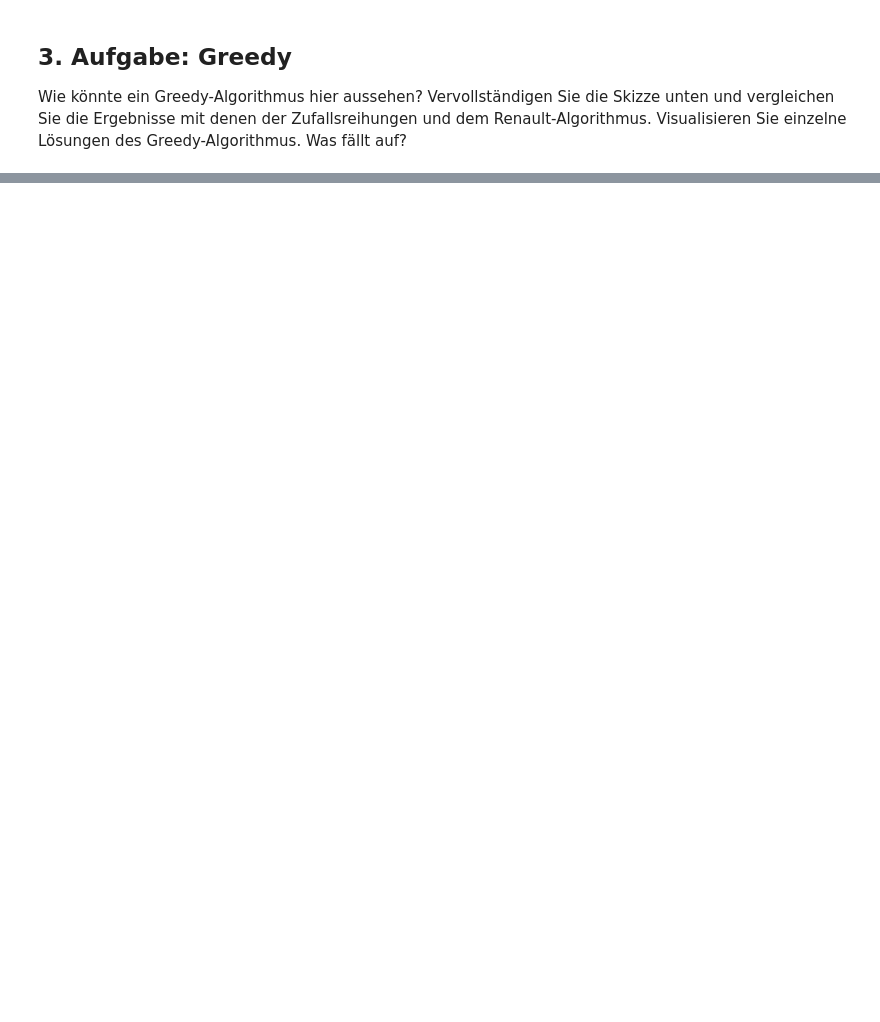
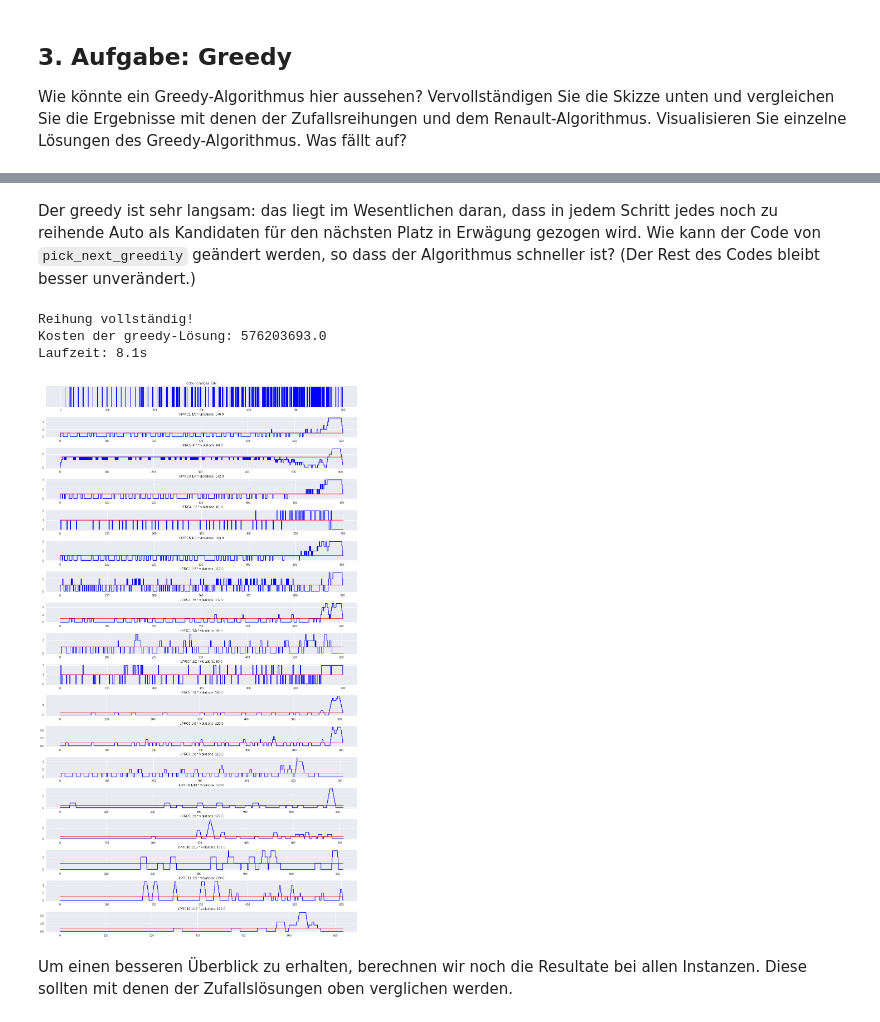
Before and after one commit to henningbruhn/mobp, a Jupyter notebook: sequencing_aufgabe/LSG_renault2.ipynb, the cells around one changed output, grey strips where cells are left out. Drawn from its saved outputs; the diff is of its cells as text; code cells hidden in the pictures; blank space fills up the shorter version.

```diff
--- a/sequencing_aufgabe/LSG_renault2.ipynb
+++ b/sequencing_aufgabe/LSG_renault2.ipynb
@@ -448 +260,36 @@ plot_options_and_colours(greedy_schedule,sample_instance)
+# %% [markdown]
+Der greedy ist sehr langsam: das liegt im Wesentlichen daran, dass in jedem Schritt jedes noch zu reihende Auto als Kandidaten für den nächsten Platz in Erwägung gezogen wird. Wie kann der Code von <code>pick_next_greedily</code> geändert werden, so dass der Algorithmus schneller ist? (Der Rest des Codes bleibt besser unverändert.)
+# %%
+def pick_next_greedily(partial_schedule,remaining_cars,instance,tries=50):
+    """finde nächstes Auto für Reihung, das Kosten nur gering erhöht"""
+    best_car=None
+    best_penalty_increase=np.inf
+    ### Fügen Sie Ihren Code hier ein ###
+    for _ in range(tries):
+        car=random.choice(remaining_cars)
+        ## um wie viel erhöhen sich die Kosten, wenn car als nächstes ausgesucht wird?
+        increase=penalty_increase(car,partial_schedule,instance)
+        ## wenn besser als bisher bestes, nimm car stattdessen
+        if increase<best_penalty_increase:
+            best_penalty_increase=increase
+            best_car=car
+    ### Ende Einfügung ###
+    return best_car
+
+## wir erfassen auch die Laufzeit:
+start=time.time()
+greedy_schedule=greedy(sample_instance)
+end=time.time()
+rnlt.check_for_completeness(greedy_schedule,sample_instance)
+greedy_cost=rnlt.compute_objective(greedy_schedule,sample_instance)
+print("Kosten der greedy-Lösung: {}".format(greedy_cost))
+print("Laufzeit: {:.1f}s".format(end-start))
+rnlt.plot_options_and_colours(greedy_schedule,sample_instance)
+# %% [output]
+Reihung vollständig!
+Kosten der greedy-Lösung: 576203693.0
+Laufzeit: 8.1s
+[figure, added]
+# %% [markdown]
+Um einen besseren Überblick zu erhalten, berechnen wir noch die Resultate bei allen Instanzen. Diese sollten mit denen der Zufallslösungen oben verglichen werden.
 # %%
```
Also changed, not shown: parts of 37 cells of this notebook, 3 other files.
